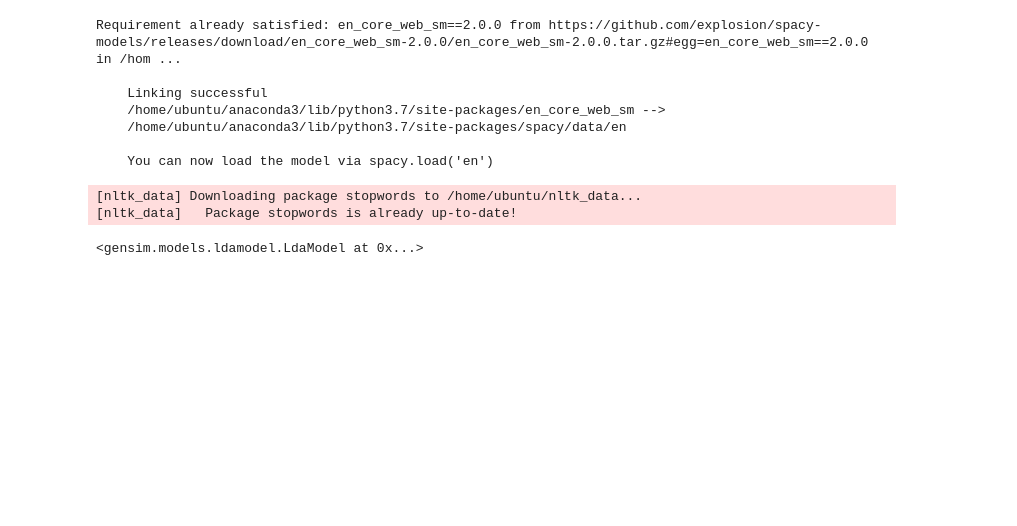
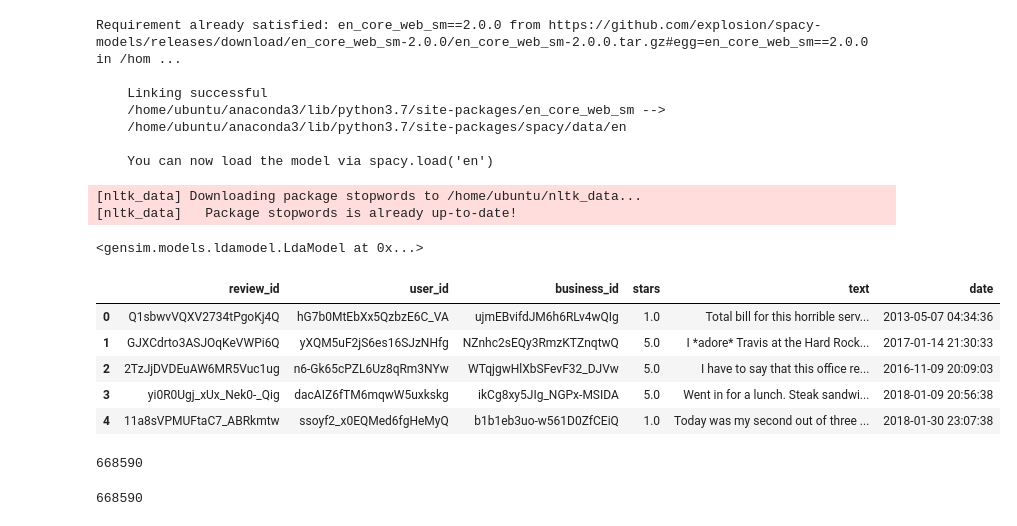
Before and after one commit to DanioPurdue/SentimentAnalysisWithLDA, a Jupyter notebook: evaluation.ipynb, the cells around one changed output. Saved outputs shown, nothing was run; the diff lists cells and outputs as text; code cells hidden in the pictures; blank space fills up the shorter version.

```diff
--- a/evaluation.ipynb
+++ b/evaluation.ipynb
@@ -38,3 +38,25 @@ model =  models.LdaModel.load(temp_file)
 model
 # %% [output]
 <gensim.models.ldamodel.LdaModel at 0x...>
+# %%
+df = pd.read_csv('review_extracted.csv')
+df.head()
+# %% [output]
+|  | review_id | user_id | business_id | stars | text | date |
+| 0 | Q1sbwvVQXV2734tPgoKj4Q | hG7b0MtEbXx5QzbzE6C_VA | ujmEBvifdJM6h6RLv4wQIg | 1.0 | Total bill for this horrible serv... | 2013-05-07 04:34:36 |
+| 1 | GJXCdrto3ASJOqKeVWPi6Q | yXQM5uF2jS6es16SJzNHfg | NZnhc2sEQy3RmzKTZnqtwQ | 5.0 | I *adore* Travis at the Hard Rock... | 2017-01-14 21:30:33 |
+| 2 | 2TzJjDVDEuAW6MR5Vuc1ug | n6-Gk65cPZL6Uz8qRm3NYw | WTqjgwHlXbSFevF32_DJVw | 5.0 | I have to say that this office re... | 2016-11-09 20:09:03 |
+| 3 | yi0R0Ugj_xUx_Nek0-_Qig | dacAIZ6fTM6mqwW5uxkskg | ikCg8xy5JIg_NGPx-MSIDA | 5.0 | Went in for a lunch. Steak sandwi... | 2018-01-09 20:56:38 |
+| 4 | 11a8sVPMUFtaC7_ABRkmtw | ssoyf2_x0EQMed6fgHeMyQ | b1b1eb3uo-w561D0ZfCEiQ | 1.0 | Today was my second out of three ... | 2018-01-30 23:07:38 |
+# %%
+df_sampled = df.sample(frac=0.1,random_state=1)
+print(len(df_sampled))
+# %% [output]
+668590
+# %%
+stop_words = stopwords.words('english')
+stop_words.extend(['from', 'subject', 'use']) # you can add more words into it to filter out other words
+df_text_list = df_sampled['text'].tolist()
+print(len(df_text_list))
+# %% [output]
+668590
```
Also changed, not shown: parts of 16 cells of this notebook, 4 other files.
